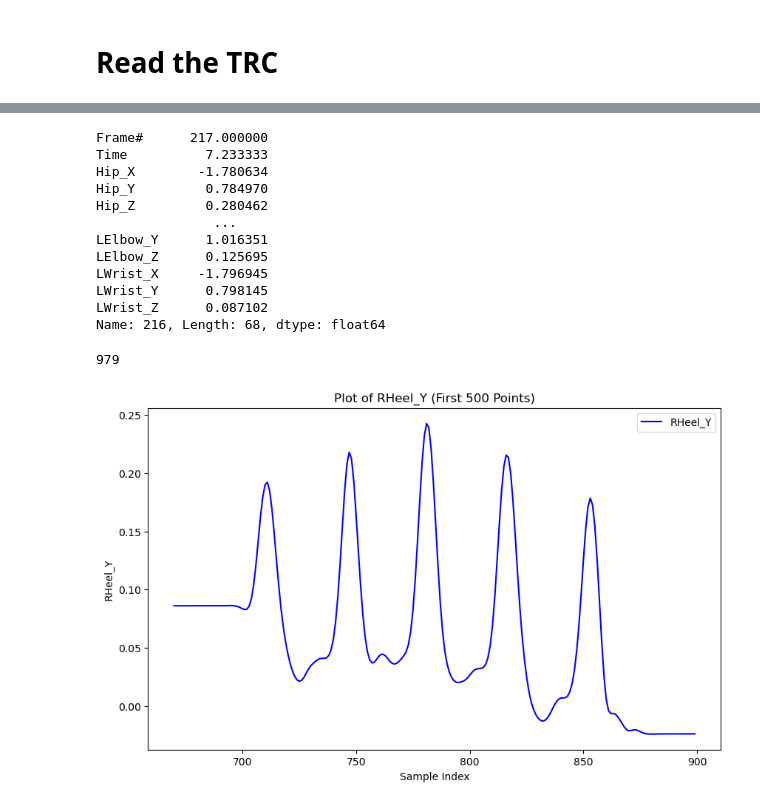
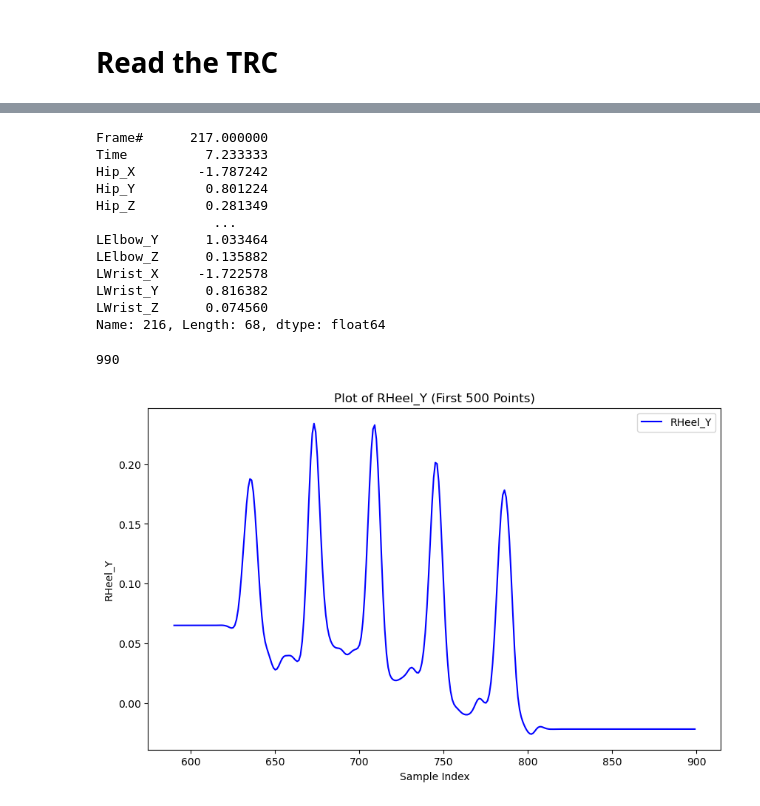
Before and after one commit to eddLai/ExoskeletonPowerAsistance, a Jupyter notebook: simulation/preprocessing/analysis/video_analysis.ipynb, the cells around one changed output, grey strips where cells are left out. Saved outputs shown, nothing was run; the diff lists cells and outputs as text; code cells hidden in the pictures.

```diff
--- a/simulation/preprocessing/analysis/video_analysis.ipynb
+++ b/simulation/preprocessing/analysis/video_analysis.ipynb
@@ -8,7 +8,7 @@ import matplotlib.pyplot as plt
 import os
 import glob
 
-base_path = '../../mocap_EMG_EEG_data/data_An_Yu/path1_05'
+base_path = '../../mocap_EMG_EEG_data/data_An_Yu/path1_07'
 video_path = glob.glob(os.path.join(base_path, 'videos', '*.mp4'))[2]
 trc_file_path = glob.glob(os.path.join(base_path, 'opensim', '*.trc'))[0]
 trc_output_file_path = f'{base_path}/preprocessing/output/filtered_trc_file.trc'
@@ -517,33 +516,33 @@ trc_data.iloc[216]
 # %% [output]
 Frame#      217.000000
 Time          7.233333
-Hip_X        -1.780634
-Hip_Y         0.784970
-Hip_Z         0.280462
+Hip_X        -1.787242
+Hip_Y         0.801224
+Hip_Z         0.281349
                ...
-LElbow_Y      1.016351
-LElbow_Z      0.125695
-LWrist_X     -1.796945
-LWrist_Y      0.798145
-LWrist_Z      0.087102
+LElbow_Y      1.033464
+LElbow_Z      0.135882
+LWrist_X     -1.722578
+LWrist_Y      0.816382
+LWrist_Z      0.074560
 Name: 216, Length: 68, dtype: float64
 # %%
 print(len(trc_data['RHeel_Y']))
-start_flag = 670
+start_flag = 590
 end_flag = 900
 rheel_y_sample = trc_data['RHeel_Y'][start_flag:end_flag]
 
 # 繪製 RHeel_Y 數據
 plt.figure(figsize=(10, 6))
 plt.plot(rheel_y_sample.index, rheel_y_sample, label='RHeel_Y', color='blue')
 plt.xlabel('Sample Index')
 plt.ylabel('RHeel_Y')
 plt.title('Plot of RHeel_Y (First 500 Points)')
 plt.legend()
 plt.show()
 # %% [output]
-979
+990
-[figure, old version]
+[figure, new version]
 # %%
 from EMG_class import EMG_DATA
 emg_data= EMG_DATA(base_path)
```
Also changed, not shown: parts of 18 cells of this notebook.
